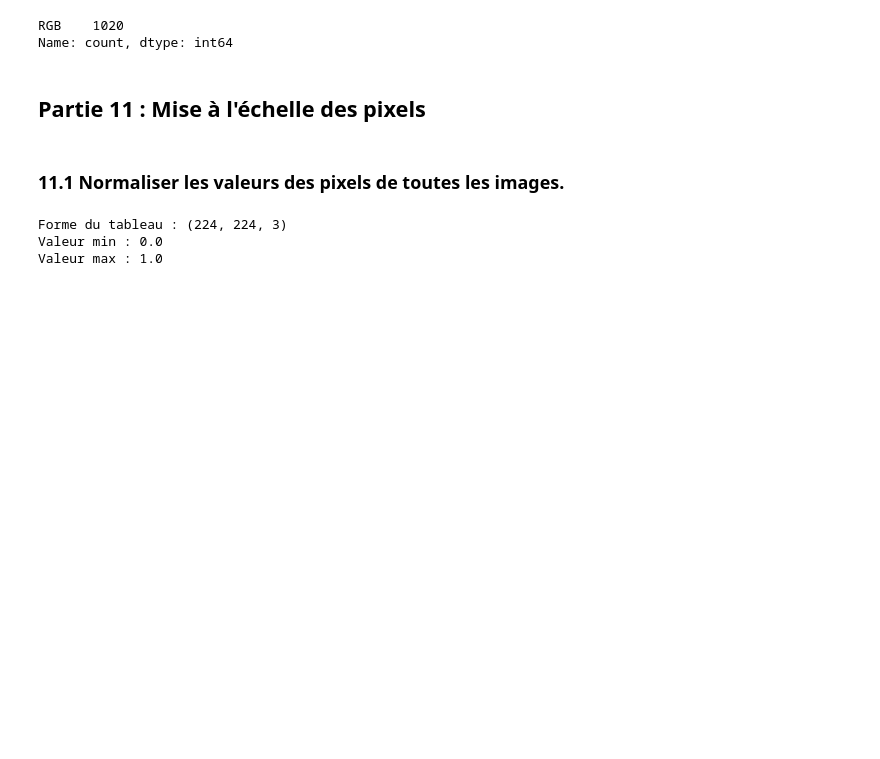
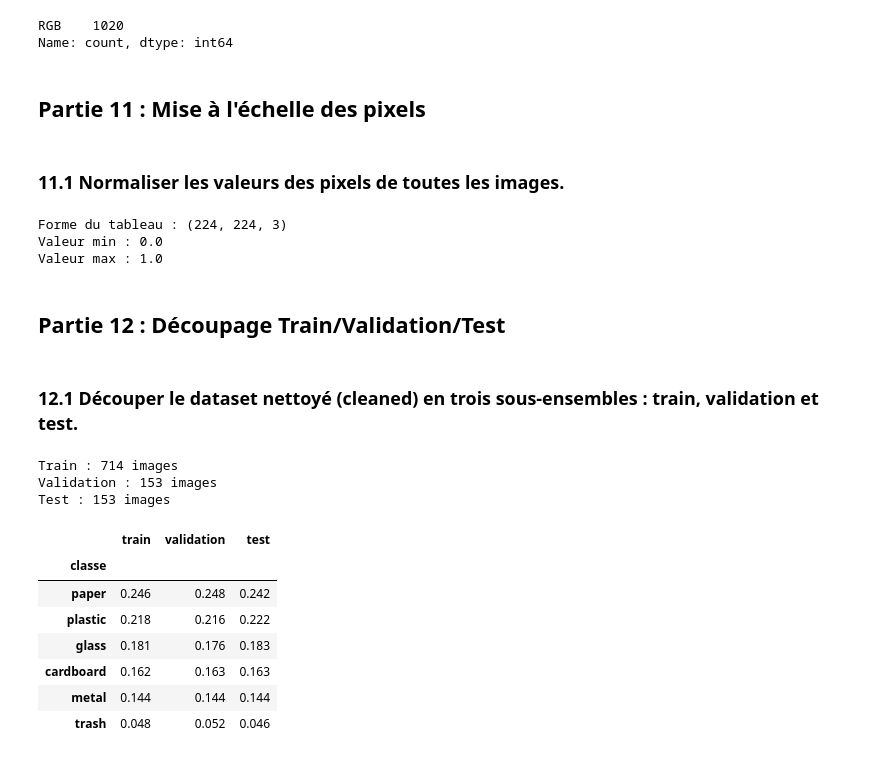
Before and after one commit to Alassanee/atelier_prepa_donnees_image, a Jupyter notebook: notebooks/atelier_prepa_donnees_images.ipynb, the cells around one changed output. Drawn from its saved outputs; the diff is of its cells as text; code cells hidden in the pictures; blank space fills up the shorter version.

Commit message:
Partie 12: decoupage train, test, val

```diff
--- a/notebooks/atelier_prepa_donnees_images.ipynb
+++ b/notebooks/atelier_prepa_donnees_images.ipynb
@@ -435,3 +435,49 @@ print("Valeur max :", pixels_normalises.max())
 Forme du tableau : (224, 224, 3)
 Valeur min : 0.0
 Valeur max : 1.0
+# %% [markdown]
+## **Partie 12 : Découpage Train/Validation/Test**
+# %% [markdown]
+### **12.1 Découper le dataset nettoyé (cleaned) en trois sous-ensembles : train, validation et test.**
+# %%
+from sklearn.model_selection import train_test_split
+
+fichiers_cleaned = []
+for classe in sorted(os.listdir(CLEANED_DIR)):
+    dossier_classe = os.path.join(CLEANED_DIR, classe)
+    for nom_fichier in sorted(os.listdir(dossier_classe)):
+        fichiers_cleaned.append({"nom": nom_fichier, "classe": classe})
+
+df_cleaned = pd.DataFrame(fichiers_cleaned)
+# %%
+# 70% train, 15% validation, 15% test — stratifié pour garder les mêmes proportions de classes partout
+df_train, df_temp = train_test_split(
+    df_cleaned, test_size=0.3, stratify=df_cleaned["classe"], random_state=42
+)
+df_val, df_test = train_test_split(
+    df_temp, test_size=0.5, stratify=df_temp["classe"], random_state=42
+)
+
+print(f"Train : {len(df_train)} images")
+print(f"Validation : {len(df_val)} images")
+print(f"Test : {len(df_test)} images")
+# %% [output]
+Train : 714 images
+Validation : 153 images
+Test : 153 images
+# %%
+# Vérification : les proportions de classes doivent rester similaires dans les 3 sous-ensembles
+pd.DataFrame({
+    "train": df_train["classe"].value_counts(normalize=True),
+    "validation": df_val["classe"].value_counts(normalize=True),
+    "test": df_test["classe"].value_counts(normalize=True),
+}).round(3)
+# %% [output]
+|  | train | validation | test |
+| classe |  |  |  |
+| paper | 0.246 | 0.248 | 0.242 |
+| plastic | 0.218 | 0.216 | 0.222 |
+| glass | 0.181 | 0.176 | 0.183 |
+| cardboard | 0.162 | 0.163 | 0.163 |
+| metal | 0.144 | 0.144 | 0.144 |
+| trash | 0.048 | 0.052 | 0.046 |
```
